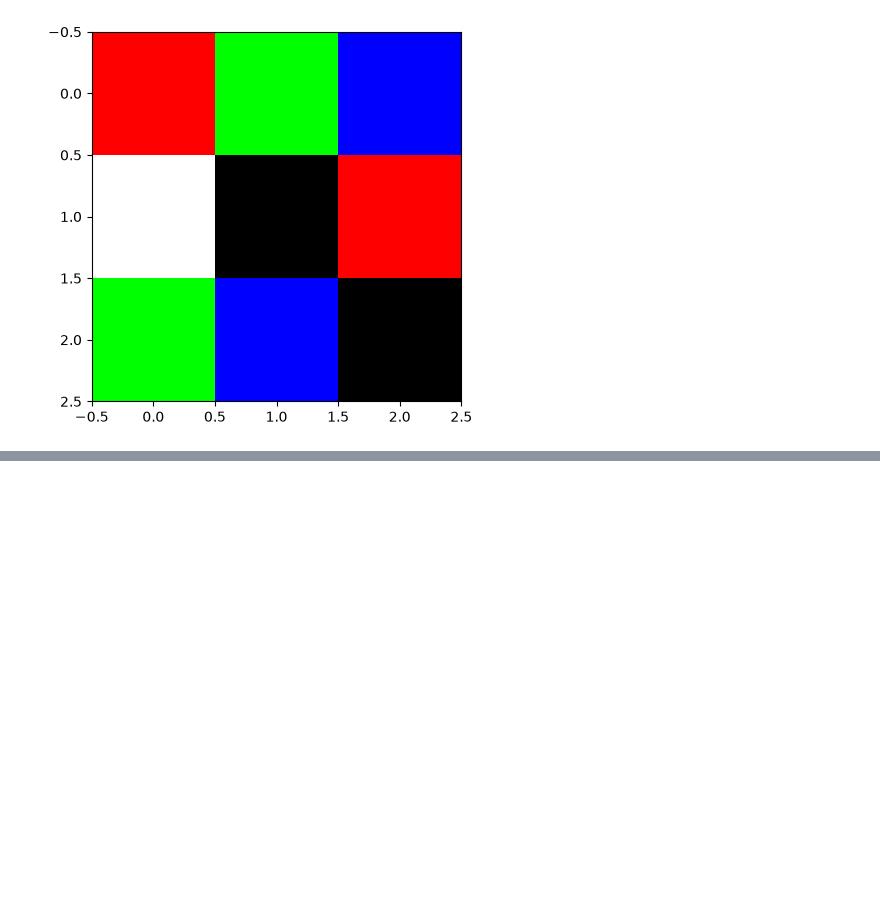
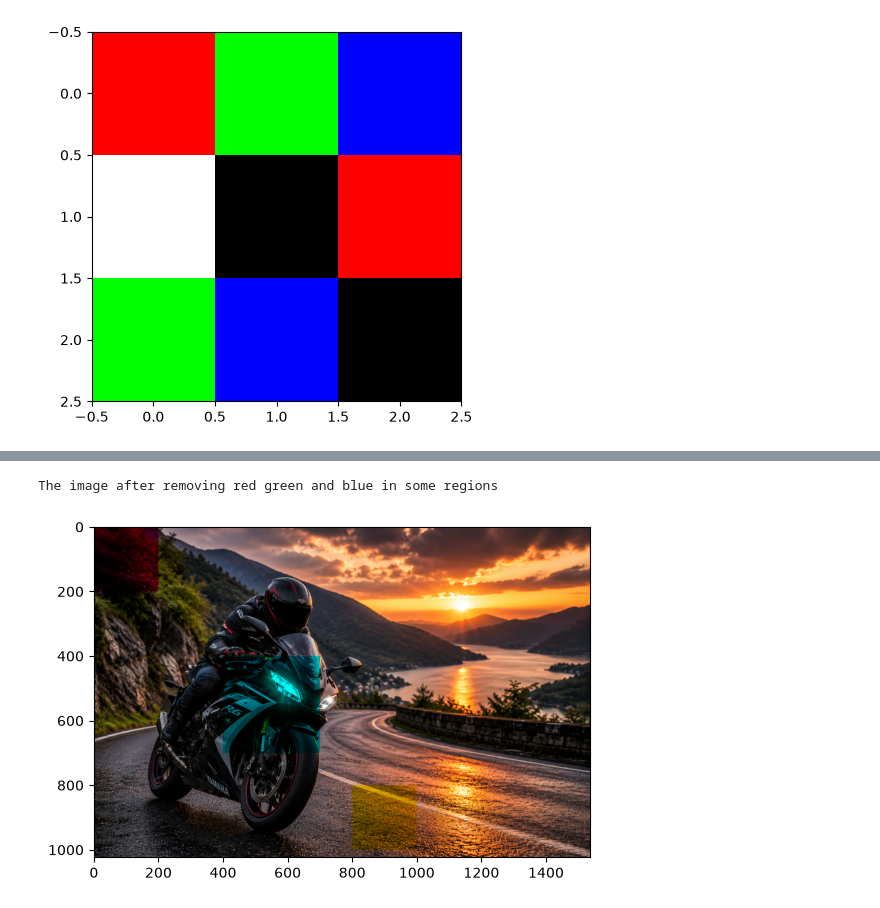
Before and after one commit to Anirudh-888/NumPy-Vision, a Jupyter notebook: Notebooks/02_pixel_manipulation.ipynb, the cells around one changed output, grey strips where cells are left out. Cells and saved outputs as stored; diff of their text form; code cells hidden in the pictures; blank space fills up the shorter version.

```diff
--- a/Notebooks/02_pixel_manipulation.ipynb
+++ b/Notebooks/02_pixel_manipulation.ipynb
@@ -243,0 +335,15 @@ plt.show()
+# %%
+import numpy as np
+import matplotlib.pyplot as plt
+image_path="../Images/Input/motorcycle_original.png"
+image=plt.imread(image_path)
+image_region=image.copy()
+image_region[400:700,400:700,0]=0.0
+image_region[0:200,0:200,1]=0.0
+image_region[800:1000,800:1000,2]=0.0
+print("The image after removing individual RGB channels from selected regions")
+plt.imshow(image_region)
+plt.show()
+# %% [output]
+The image after removing red green and blue in some regions
+[figure, added]
```
Also changed, not shown: parts of 7 cells of this notebook.
